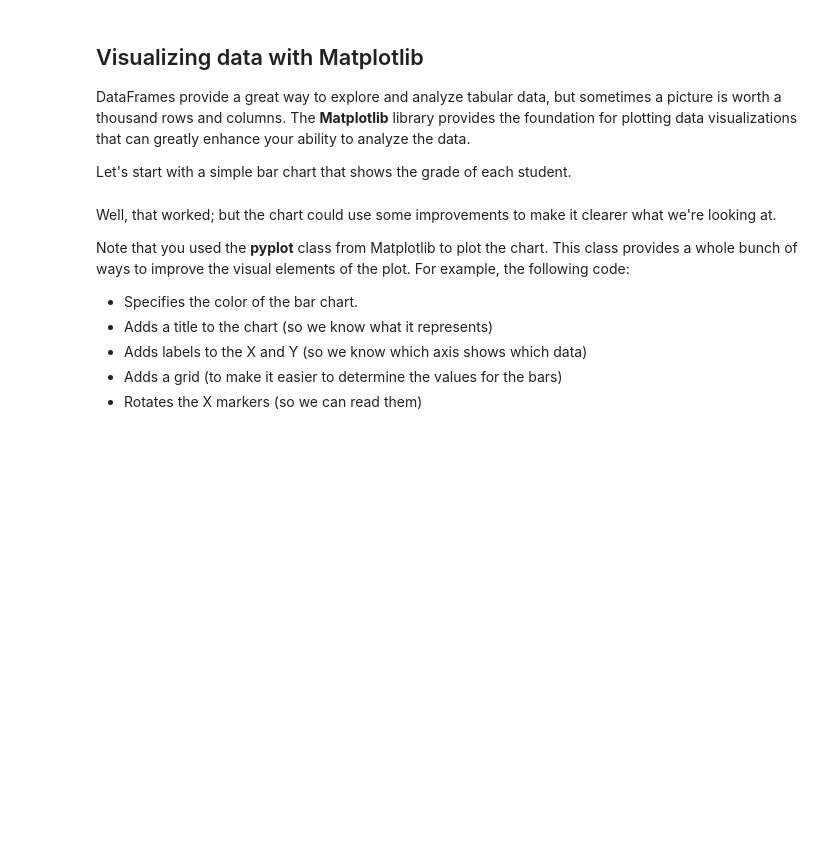
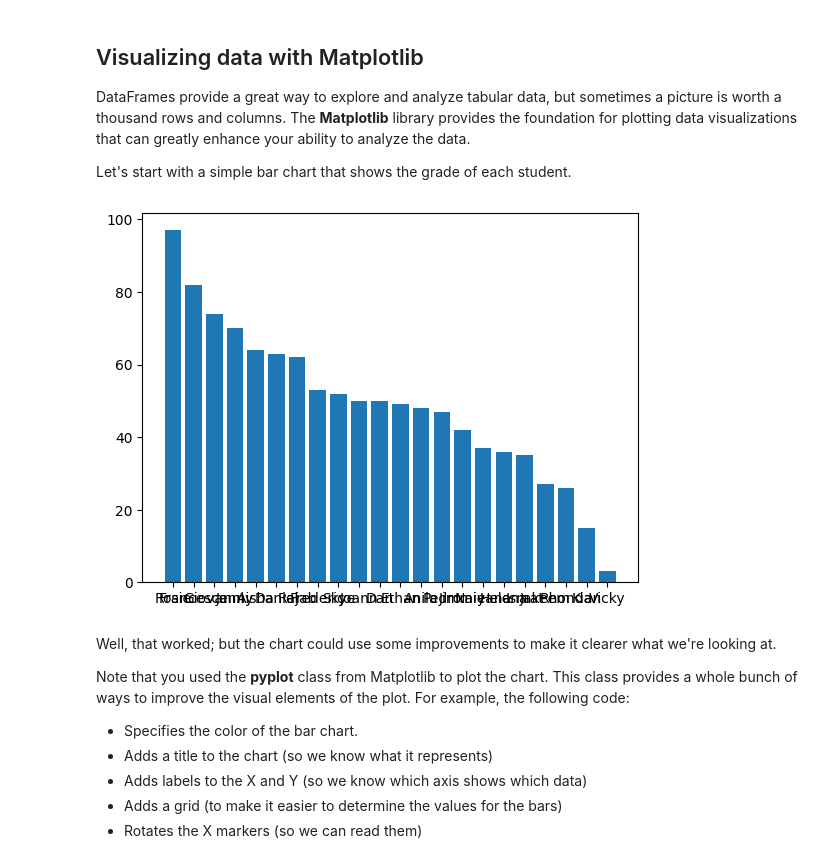
Before and after one commit to maisoehn/ml-basics, a Jupyter notebook: 01 - Data Exploration.ipynb, the cells around one changed output. Saved outputs shown, nothing was run; the diff lists cells and outputs as text; code cells hidden in the pictures; blank space fills up the shorter version.

Commit message:
Finalización de sección de visualización

```diff
--- a/01 - Data Exploration.ipynb
+++ b/01 - Data Exploration.ipynb
@@ -490,14 +490,19 @@ Let's start with a simple bar chart that shows the grade of each student.
 # %%
 # Ensure plots are displayed inline in the notebook
 %matplotlib inline
 
 from matplotlib import pyplot as plt
 
 # Create a bar plot of name vs grade
-plt.bar(x=df_students.Name, height=df_students.Grade)
+plt.bar(
+    x = df_students.Name,
+    height = df_students.Grade
+)
 
 # Display the plot
 plt.show()
+# %% [output]
+[figure, added]
 # %% [markdown]
 Well, that worked; but the chart could use some improvements to make it clearer what we're looking at.
 
```
Also changed, not shown: parts of 4 cells of this notebook.
